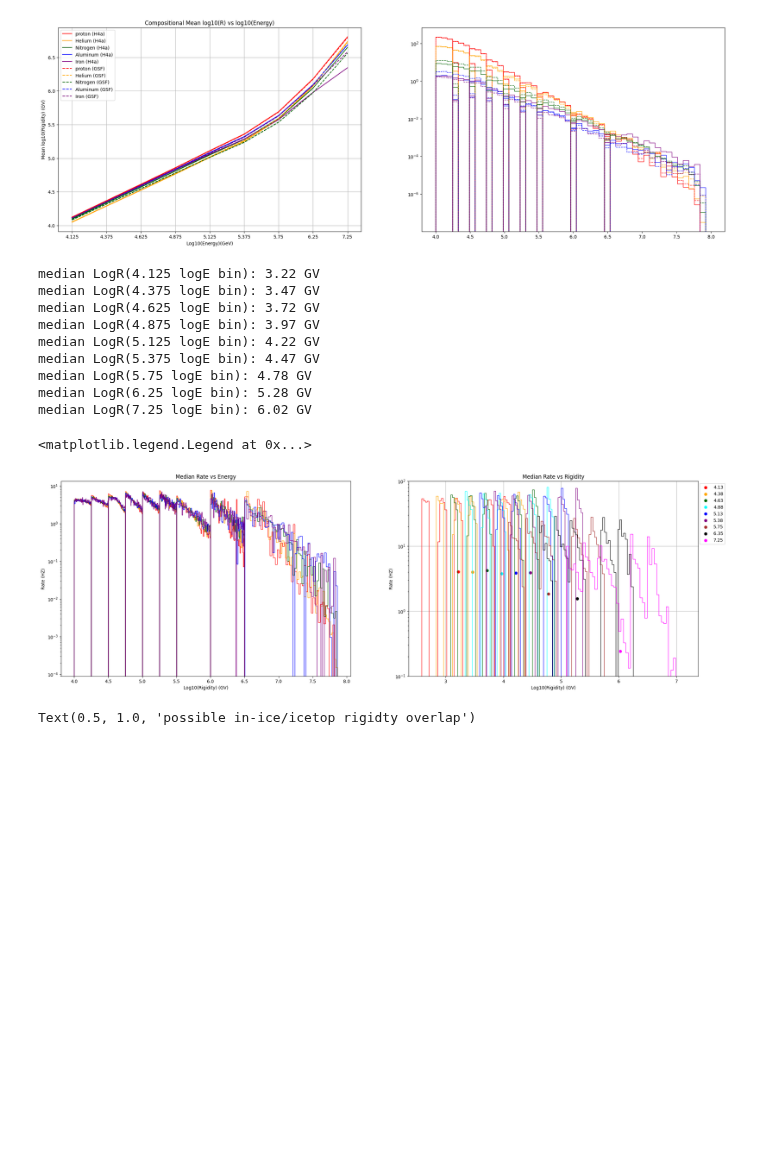
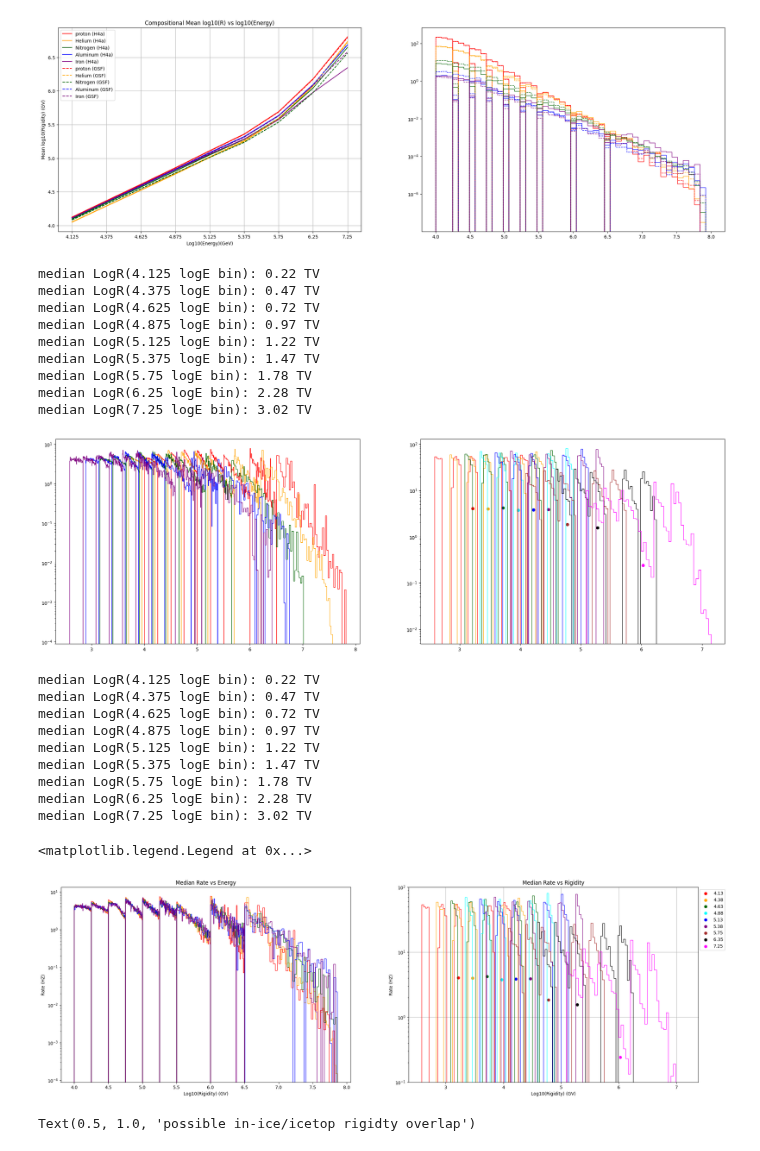
Before and after one commit to fmcnallyi3/it_anisotropy, a Jupyter notebook: rigidity/reco_energy.ipynb, the cells around one changed output. Cells and saved outputs as stored; diff of their text form; code cells hidden in the pictures; blank space fills up the shorter version.

```diff
--- a/rigidity/reco_energy.ipynb
+++ b/rigidity/reco_energy.ipynb
@@ -348,9 +348,45 @@ axs[0].legend()
 plt.show()
 # %% [output]
 [figure]
+# %%
+recon = 10**d['reco_energy']
+fig, axs = plt.subplots(figsize = (13 * ncols, 8), ncols=2)
+for i in BINS:
+    [pH_i, binph_i, pp_i] = axs[0].hist(np.log10(recon[np.logical_and(BINS[i],pcut, qual_cut)]/1), bins = 50, log = True, weights=d['GaisserH4a'][np.logical_and(BINS[i],pcut)], color = 'red',histtype = 'step', label ='P', density=True)
+    [HeH_i, binhh_i, ph_i] =axs[0].hist(np.log10(recon[np.logical_and(BINS[i],Hecut, qual_cut)]/2), bins = 50, log = True, weights=d['GaisserH4a'][np.logical_and(BINS[i],Hecut)], color = 'orange',histtype = 'step', label ='He', density=True)
+    [NH_i, binnh_i, pn_i] = axs[0].hist(np.log10(recon[np.logical_and(BINS[i],Ncut, qual_cut)]/7), bins = 50, log = True, weights=d['GaisserH4a'][np.logical_and(BINS[i],Ncut)], color = 'darkgreen',histtype = 'step', label ='N', density=True)
+    [AlH_i, binah_i, pa_i] = axs[0].hist(np.log10(recon[np.logical_and(BINS[i],Alcut, qual_cut)]/13), bins = 50, log = True, weights=d['GaisserH4a'][np.logical_and(BINS[i],Alcut)], color = 'blue',histtype = 'step', label ='Al', density=True)
+    [FeH_i, binfh_i, pf_i] = axs[0].hist(np.log10(recon[np.logical_and(BINS[i],Fecut, qual_cut)]/26), bins = 50, log = True, weights=d['GaisserH4a'][np.logical_and(BINS[i],Fecut)], color = 'purple',histtype = 'step', label ='Fe', density=True)
+
+    mbinprh_i = (binph_i[:1]+binph_i[:-1])/2
+    mbinhrh_i = (binhh_i[:1]+binhh_i[:-1])/2
+    mbinnrh_i = (binnh_i[:1]+binnh_i[:-1])/2
+    mbinarh_i = (binah_i[:1]+binah_i[:-1])/2
+    mbinfrh_i = (binfh_i[:1]+binfh_i[:-1])/2
+    medbin_i = np.append((np.append((np.append(mbinprh_i, mbinhrh_i)), (np.append(mbinnrh_i, mbinarh_i)))),mbinfrh_i)
+    medwt_i = np.append((np.append((np.append(pH_i, HeH_i)), (np.append(NH_i, AlH_i)))), FeH_i)
+
+    axs[1].hist(medbin_i, weights=medwt_i, bins=50, log=True, histtype='step', density=False, color=BINC[i])
+
+    axs[1].scatter(np.median(medbin_i), np.median(medwt_i), color=BINC[i], label=BINL[i])
+
+    print('median LogR' + '(' + i + ' logE bin): ' + str(round(np.median(medbin_i-3),2)) + ' TV')
+# %% [output]
+median LogR(4.125 logE bin): 0.22 TV
+median LogR(4.375 logE bin): 0.47 TV
+median LogR(4.625 logE bin): 0.72 TV
+median LogR(4.875 logE bin): 0.97 TV
+median LogR(5.125 logE bin): 1.22 TV
+median LogR(5.375 logE bin): 1.47 TV
+median LogR(5.75 logE bin): 1.78 TV
+median LogR(6.25 logE bin): 2.28 TV
+median LogR(7.25 logE bin): 3.02 TV
+[figure, added]
 # %%
 # Cell to calculate median binned rigidity
+medArr = []
 fig, axs = plt.subplots(figsize = (13 * ncols, 8), ncols=2)
+
 for i in BINS:
     [pH_i, binph_i, pp_i] = axs[0].hist(d['reco_energy'][np.logical_and(BINS[i],pcut, qual_cut)], bins = 50, log = True, weights=d['GaisserH4a'][np.logical_and(BINS[i],pcut)], color = 'red',histtype = 'step', label ='P', density=True)
     [HeH_i, binhh_i, ph_i] =axs[0].hist(d['reco_energy'][np.logical_and(BINS[i],Hecut, qual_cut)], bins = 50, log = True, weights=d['GaisserH4a'][np.logical_and(BINS[i],Hecut)], color = 'orange',histtype = 'step', label ='He', density=True)
@@ -370,8 +406,9 @@ for i in BINS:
 
     axs[1].scatter(np.median(medbin_i), np.median(medwt_i), color=BINC[i], label=BINL[i])
 
+    print('median LogR' + '(' + i + ' logE bin): ' + str(round(np.median(medbin_i-3),2)) + ' TV')
 
-    print('median LogR' + '(' + i + ' logE bin): ' + str(round(np.median(medbin_i),2)) + ' GV')
+    medArr.append(np.median(medbin_i)-3)
 
 axs[0].set_title('Median Rate vs Energy')
 axs[1].set_title('Median Rate vs Rigidity')
@@ -383,15 +420,15 @@ axs[1].set_ylim(.1,100)
 axs[1].grid()
 plt.legend(bbox_to_anchor=(1.1, 1))
 # %% [output]
-median LogR(4.125 logE bin): 3.22 GV
-median LogR(4.375 logE bin): 3.47 GV
-median LogR(4.625 logE bin): 3.72 GV
-median LogR(4.875 logE bin): 3.97 GV
-median LogR(5.125 logE bin): 4.22 GV
-median LogR(5.375 logE bin): 4.47 GV
-median LogR(5.75 logE bin): 4.78 GV
-median LogR(6.25 logE bin): 5.28 GV
-median LogR(7.25 logE bin): 6.02 GV
+median LogR(4.125 logE bin): 0.22 TV
+median LogR(4.375 logE bin): 0.47 TV
+median LogR(4.625 logE bin): 0.72 TV
+median LogR(4.875 logE bin): 0.97 TV
+median LogR(5.125 logE bin): 1.22 TV
+median LogR(5.375 logE bin): 1.47 TV
+median LogR(5.75 logE bin): 1.78 TV
+median LogR(6.25 logE bin): 2.28 TV
+median LogR(7.25 logE bin): 3.02 TV
 <matplotlib.legend.Legend at 0x...>
 [figure]
 # %%
```
Also changed, not shown: parts of 2 cells of this notebook.
